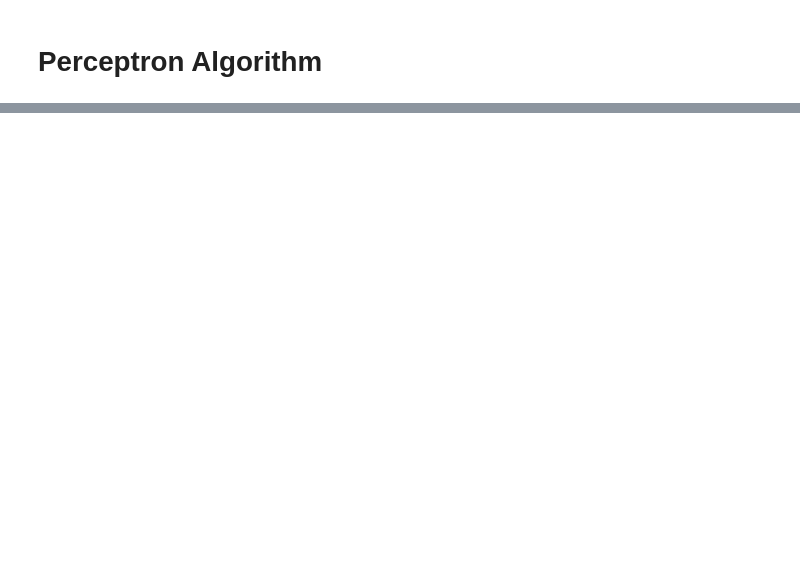
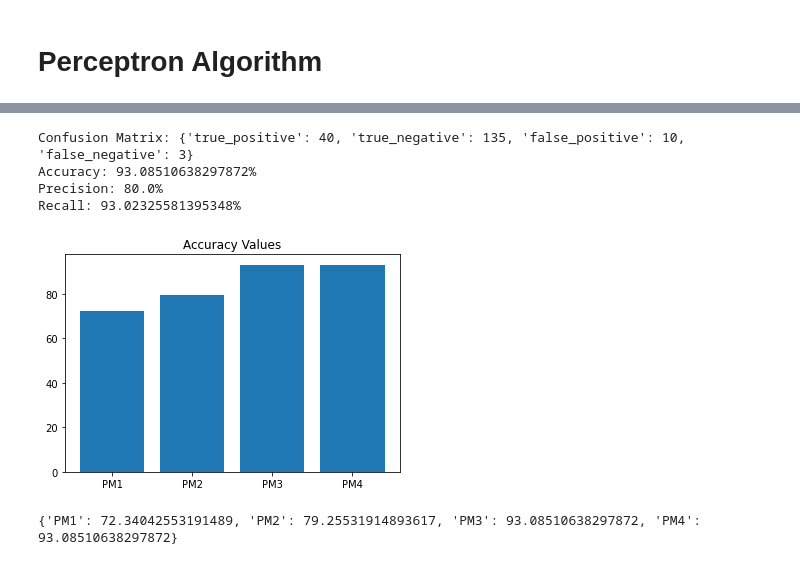
Before and after one commit to bharathvariar/ML-Project, a Jupyter notebook: src/Perceptron.ipynb, the cells around one changed output, grey strips where cells are left out. Drawn from its saved outputs; the diff is of its cells as text; code cells hidden in the pictures; blank space fills up the shorter version.

```diff
--- a/src/Perceptron.ipynb
+++ b/src/Perceptron.ipynb
@@ -261,0 +135,6 @@ plt.show()
+# %%
+PM3 = Perceptron(lr = 0.01, epochs = 500)
+PM3.train(X_train, y_train)
+y_pred3 = PM3.predict(X_test)
+
+accuracy3 = evaluate(y_test, y_pred3)
@@ -261,0 +148,3 @@ plt.show()
+# %%
+df = df.sample(frac = 1, axis = 1)
+df.head()
@@ -261,0 +159,31 @@ plt.show()
+# %%
+y = df['diagnosis']
+X = df.drop(['diagnosis'], axis=1)
+mean = np.mean(X, axis=0)
+stddev = np.std(X, axis=0)
+X_normalised = (X - mean) / stddev
+split_idx = int(len(df) * 0.67)
+X_train, X_test = X_normalised[:split_idx], X_normalised[split_idx:]
+y_train, y_test = y[:split_idx], y[split_idx:]
+# %%
+PM4 = Perceptron(lr = 0.01, epochs = 500)
+PM4.train(X_train, y_train)
+y_pred4 = PM4.predict(X_test)
+
+accuracy4 = evaluate(y_test, y_pred4)
+# %% [output]
+Confusion Matrix: {'true_positive': 40, 'true_negative': 135, 'false_positive': 10, 'false_negative': 3}
+Accuracy: 93.08510638297872%
+Precision: 80.0%
+Recall: 93.02325581395348%
+# %%
+accuracy = {'PM1': accuracy1, 'PM2': accuracy2, 'PM3':  accuracy3, 'PM4': accuracy4}
+names = ['PM1', 'PM2', 'PM3', 'PM4']
+values = [accuracy1, accuracy2, accuracy3, accuracy4]
+plt.bar(range(len(accuracy)), values, tick_label = names)
+plt.title("Accuracy Values")
+plt.show()
+print (accuracy)
+# %% [output]
+[figure, added]
+{'PM1': 72.34042553191489, 'PM2': 79.25531914893617, 'PM3': 93.08510638297872, 'PM4': 93.08510638297872}
```
Also changed, not shown: parts of 41 cells of this notebook, 5 other files.
